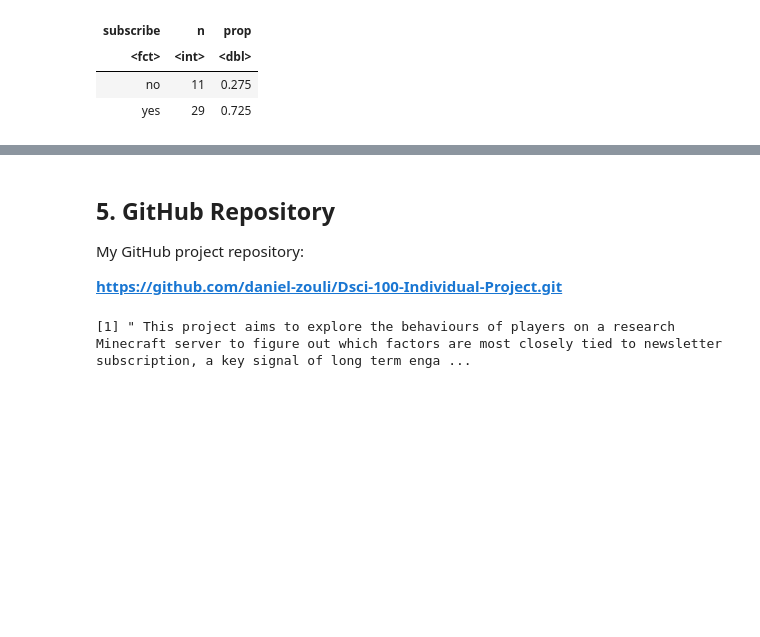
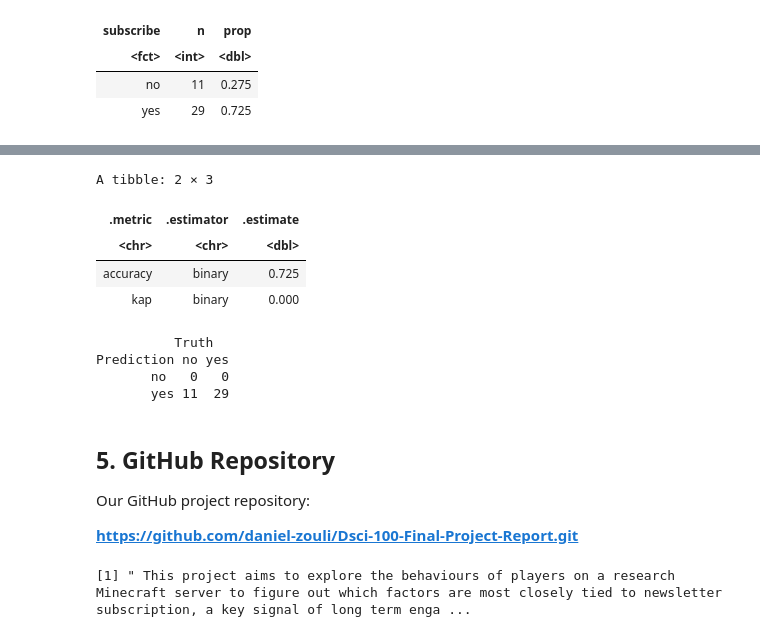
Before and after one commit to daniel-zouli/Dsci-100-Final-Project-Report, a Jupyter notebook: Dsci 100 Final Project Report.ipynb, the cells around one changed output, grey strips where cells are left out. Saved outputs shown, nothing was run; the diff lists cells and outputs as text; code cells hidden in the pictures; blank space fills up the shorter version.

```diff
--- a/Dsci 100 Final Project Report.ipynb
+++ b/Dsci 100 Final Project Report.ipynb
@@ -305,7 +421,39 @@ k_grid <- tibble(neighbors = seq(1, 51, by = 2))
+# %%
+best_knn_sessions <- knn_spec |>
+  finalize_model(tibble(neighbors = best_k_sessions))
+
+wf_sessions <- workflow() |>
+  add_recipe(rec_sessions) |>
+  add_model(best_knn_sessions)
+
+fit_sessions <- wf_sessions |>
+  fit(data = players_train)
+
+pred_sessions <- predict(fit_sessions, players_test) |>
+  bind_cols(players_test)
+
+metrics_sessions <- pred_sessions |>
+  metrics(truth = subscribe, estimate = .pred_class)
+
+cm_sessions <- pred_sessions |>
+  conf_mat(truth = subscribe, estimate = .pred_class)
+
+metrics_sessions
+cm_sessions
+# %% [output]
+A tibble: 2 × 3
+| .metric | .estimator | .estimate |
+| <chr> | <chr> | <dbl> |
+| accuracy | binary | 0.725 |
+| kap | binary | 0.000 |
+          Truth
+Prediction no yes
+       no   0   0
+       yes 11  29
 # %% [markdown]
 ## 5. GitHub Repository
 
-My GitHub project repository:
+Our GitHub project repository:
 
-**<https://github.com/daniel-zouli/Dsci-100-Individual-Project.git>**
+**<https://github.com/daniel-zouli/Dsci-100-Final-Project-Report.git>**
 # %%
```
Also changed, not shown: parts of 5 cells of this notebook.
